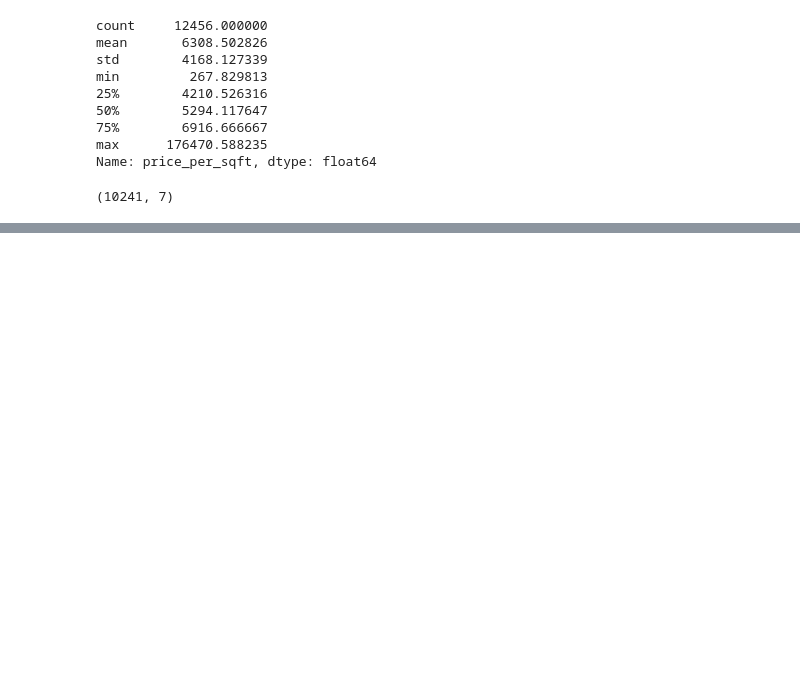
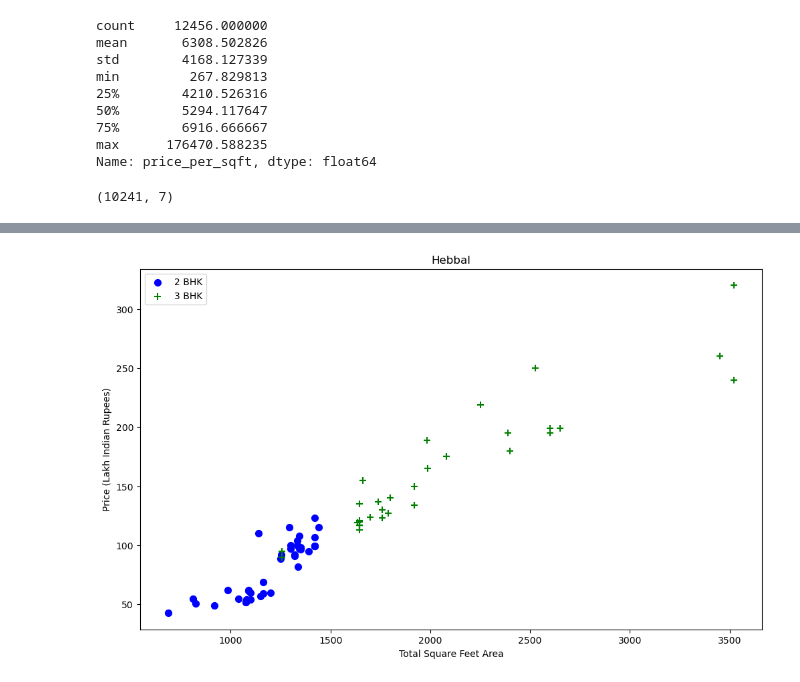
Before and after one commit to Daotrung1311/Price_prediction, a Jupyter notebook: price_pred.ipynb, the cells around one changed output, grey strips where cells are left out. Saved outputs shown, nothing was run; the diff lists cells and outputs as text; code cells hidden in the pictures; blank space fills up the shorter version.

```diff
--- a/price_pred.ipynb
+++ b/price_pred.ipynb
@@ -289,0 +340,5 @@ df7.shape
+# %%
+
+plot_scatter_chart(df8,"Hebbal")
+# %% [output]
+[figure, added]
```
Also changed, not shown: parts of 31 cells of this notebook.
